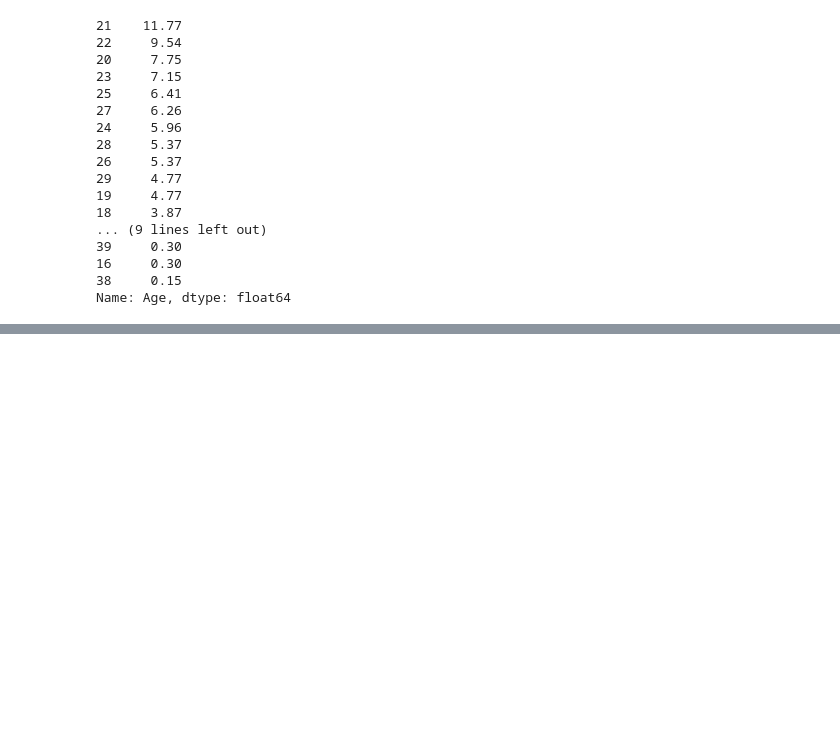
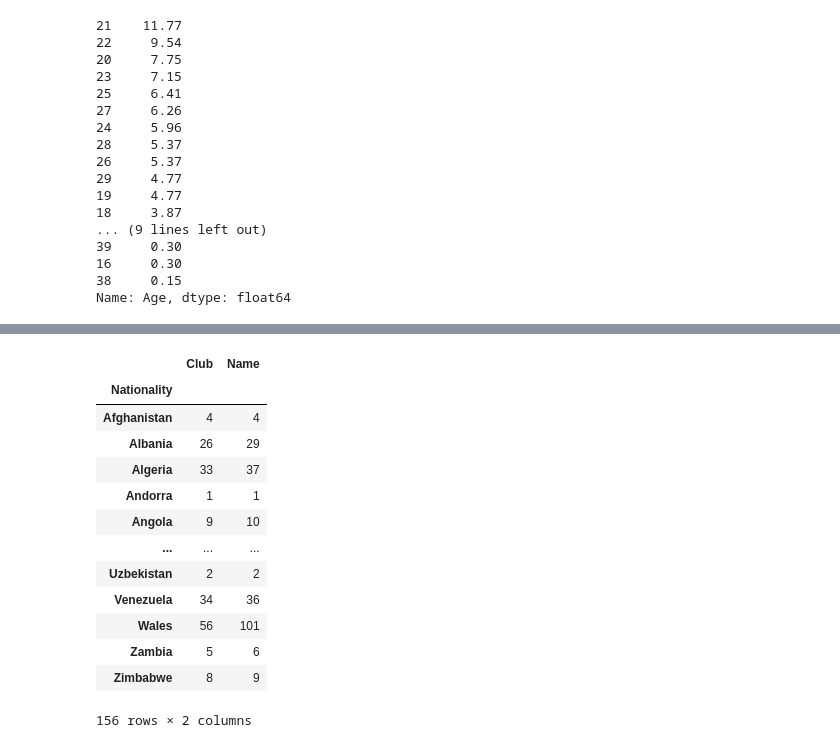
Before and after one commit to gdvnedu/SF, a Jupyter notebook: dst/module_1/python_5/Data grouping.ipynb, the cells around one changed output, grey strips where cells are left out. Saved outputs shown, nothing was run; the diff lists cells and outputs as text; code cells hidden in the pictures; blank space fills up the shorter version.

```diff
--- a/dst/module_1/python_5/Data grouping.ipynb
+++ b/dst/module_1/python_5/Data grouping.ipynb
@@ -351,0 +442,20 @@ Name: Age, dtype: float64
+# %%
+import pandas as pd
+
+df = pd.read_csv('data_sf.csv')
+df.groupby(['Nationality'])[['Club','Name']].nunique()
+# %% [output]
+|  | Club | Name |
+| Nationality |  |  |
+| Afghanistan | 4 | 4 |
+| Albania | 26 | 29 |
+| Algeria | 33 | 37 |
+| Andorra | 1 | 1 |
+| Angola | 9 | 10 |
+| ... | ... | ... |
+| Uzbekistan | 2 | 2 |
+| Venezuela | 34 | 36 |
+| Wales | 56 | 101 |
+| Zambia | 5 | 6 |
+| Zimbabwe | 8 | 9 |
+156 rows × 2 columns
```
Also changed, not shown: parts of 11 cells of this notebook.
